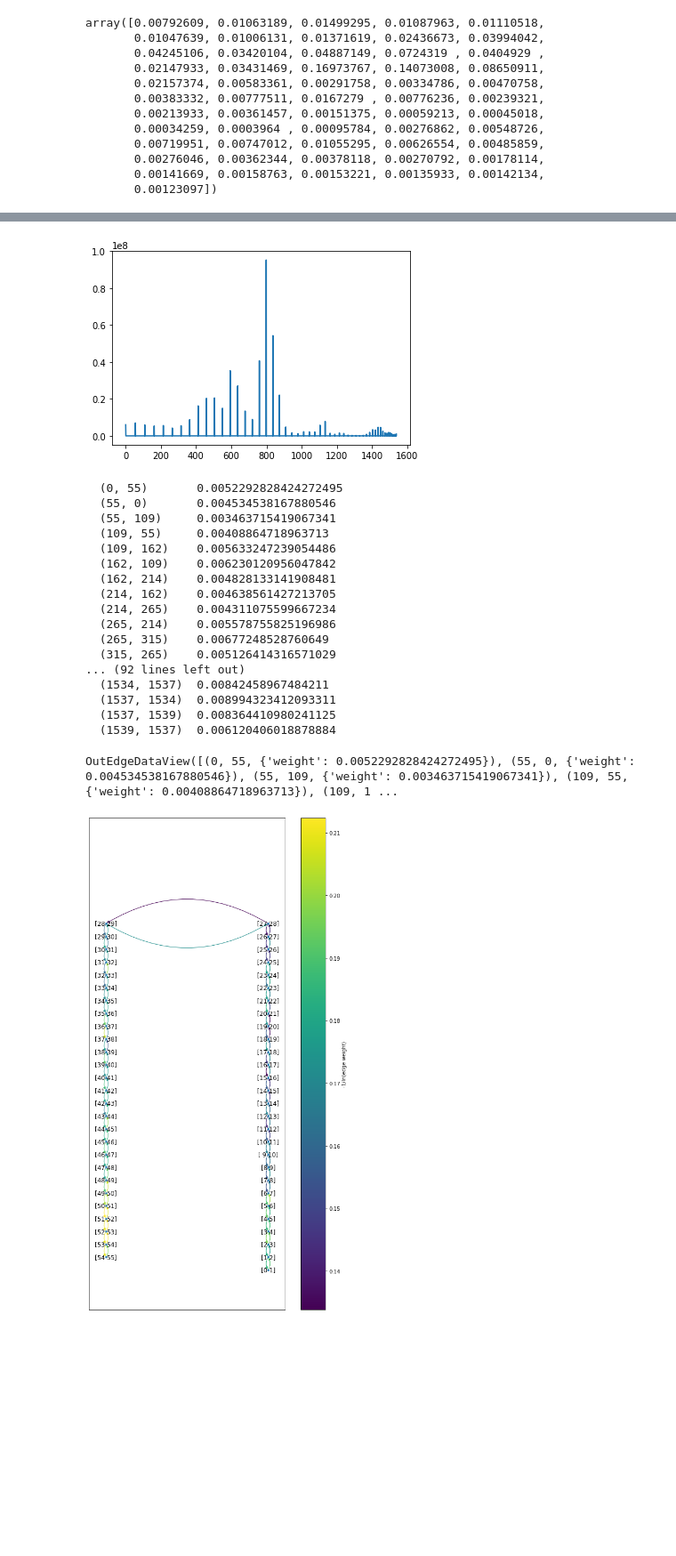
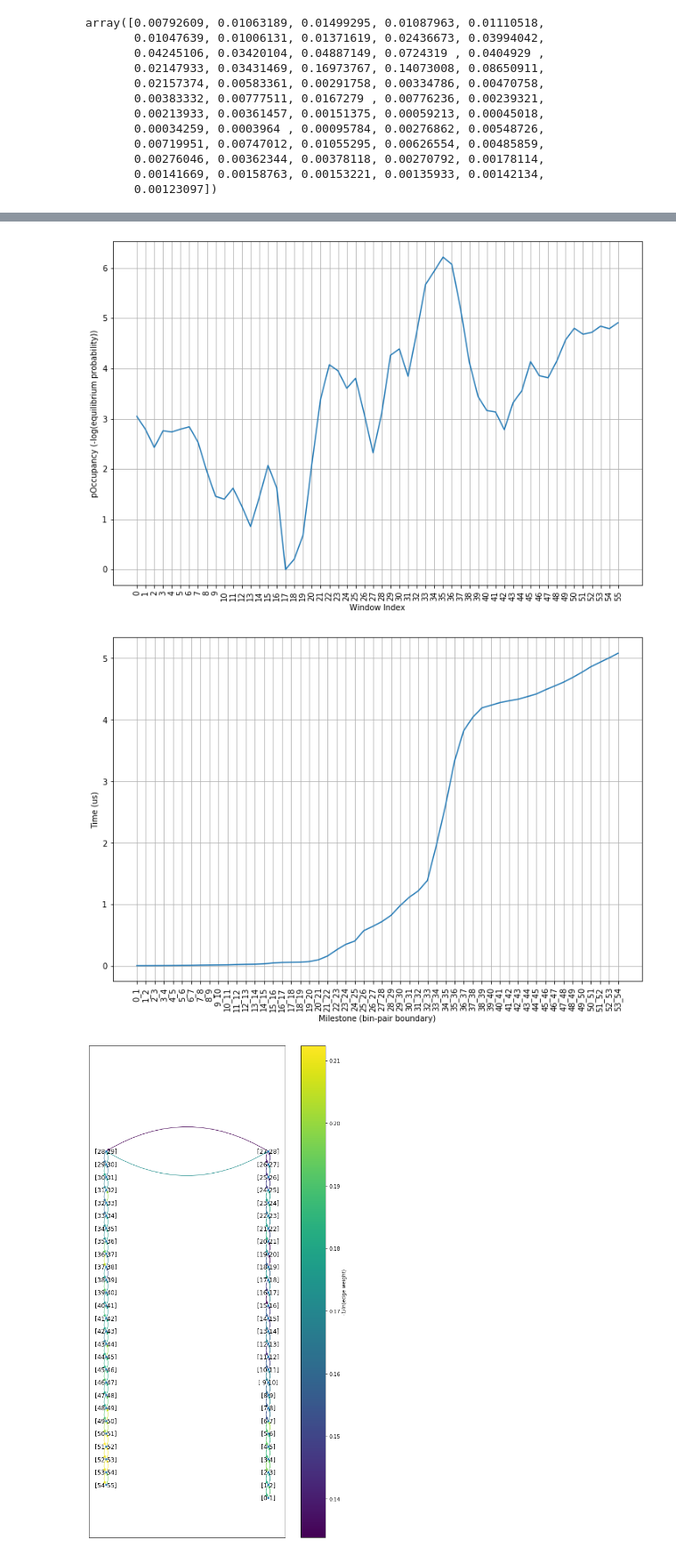
Before and after one commit to wesleymsmith/Milestoning_Analysis, a Jupyter notebook: MD_Milestone_Analysis_Testing.ipynb, the cells around one changed output, grey strips where cells are left out. Shown at 89% size. Drawn from its saved outputs; the diff is of its cells as text; code cells hidden in the pictures; blank space fills up the shorter version.

```diff
--- a/MD_Milestone_Analysis_Testing.ipynb
+++ b/MD_Milestone_Analysis_Testing.ipynb
@@ -793,7 +793,7 @@ QdataDict=analysis_functions.compute_analysis_group_Qdata(
     groupDataFrame=analysisFrame,windowColumn='Window',binSet=binSet,
                                      giveBins=False,giveBinMap=False,
                                      giveEscapeMat=False,giveCounts=False,
-                                     giveCountsMat=False)
+                                     giveCountsMat=False,givePiVec=True)
 for entryKey in QdataDict:
     print(entryKey,':',QdataDict[entryKey])
 # %% [output]
@@ -835,43 +817,31 @@ np.nonzero(Rmat)
-# %%
-Rmat=QdataDict['Rmat']
-ePairToInd=edgeInfo['edgePairToInd']
-nEdges=np.sum(ePairToInd>-1)
-Ri_vec=np.zeros(nEdges)
-Rpairs=np.nonzero(Rmat)
-for Rpair in zip(Rpairs[0],Rpairs[1]):
-    Redge=ePairToInd[np.min(Rpair),np.max(Rpair)]
-    Ri_vec[Redge]+=Rmat[Rpair[0],Rpair[1]]
-plt.plot(Ri_vec)
-plt.show()
-Qmat=sp.sparse.lil_matrix((nEdges,nEdges))
-print(Qmat)
-for Redge in np.nonzero(Ri_vec)[0]:
-    Qmat[Redge,:]=QdataDict['Nmat'][Redge,:]/Ri_vec[Redge]
-print(Qmat)
-# %% [output]
-[figure, removed]
-  (0, 55)       0.0052292828424272495
-  (55, 0)       0.004534538167880546
-  (55, 109)     0.003463715419067341
-  (109, 55)     0.00408864718963713
-  (109, 162)    0.005633247239054486
-  (162, 109)    0.006230120956047842
-  (162, 214)    0.004828133141908481
-  (214, 162)    0.004638561427213705
-  (214, 265)    0.004311075599667234
-  (265, 214)    0.005578755825196986
-  (265, 315)    0.00677248528760649
-  (315, 265)    0.005126414316571029
-... (92 lines left out)
-  (1534, 1537)  0.00842458967484211
-  (1537, 1534)  0.008994323412093311
-  (1537, 1539)  0.008364410980241125
-  (1539, 1537)  0.006120406018878884
+# %%
+piVec=QdataDict['piVec']
+plt.figure(figsize=(12,8))
+plt.plot(np.array(list(map(str,np.arange(len(piVec))))),-np.log(piVec)-np.min(-np.log(piVec)))
+plt.xlabel('Window Index')
+plt.xticks(rotation=90)
+plt.ylabel('pOccupancy (-log(equilibrium probability))')
+plt.grid()
+plt.show()
+
+tauDict=QdataDict['tauDict']
+tauVals=np.array(list(tauDict.values()))
+tauEdges=np.array(list(tauDict.keys()))
+tauVals=np.max(tauVals)-tauVals
+frq=1e-6 #output frequency in microseconds
+tauVals=frq*tauVals
+plt.figure(figsize=(12,8))
+plt.plot(tauEdges,tauVals)
+plt.xlabel('Milestone (bin-pair boundary)')
+plt.ylabel('Time (us)')
+plt.xticks(rotation=90)
+plt.grid()
+plt.show()
+# %% [output]
+[figure, added]
+[figure, added]
 # %%
-Qnet=nwx.from_scipy_sparse_matrix(Qmat,create_using=nwx.DiGraph)
-Qnet.edges(data=True)
+Qnet=nwx.from_scipy_sparse_matrix(QdataDict['Qmat'],create_using=nwx.DiGraph)
-# %% [output]
-OutEdgeDataView([(0, 55, {'weight': 0.0052292828424272495}), (55, 0, {'weight': 0.004534538167880546}), (55, 109, {'weight': 0.003463715419067341}), (109, 55, {'weight': 0.00408864718963713}), (109, 1 ...
 # %%
 edges,weights = zip(*nwx.get_edge_attributes(Qnet,'weight').items());
 
```
Also changed, not shown: parts of 14 cells of this notebook, 1 other file.
